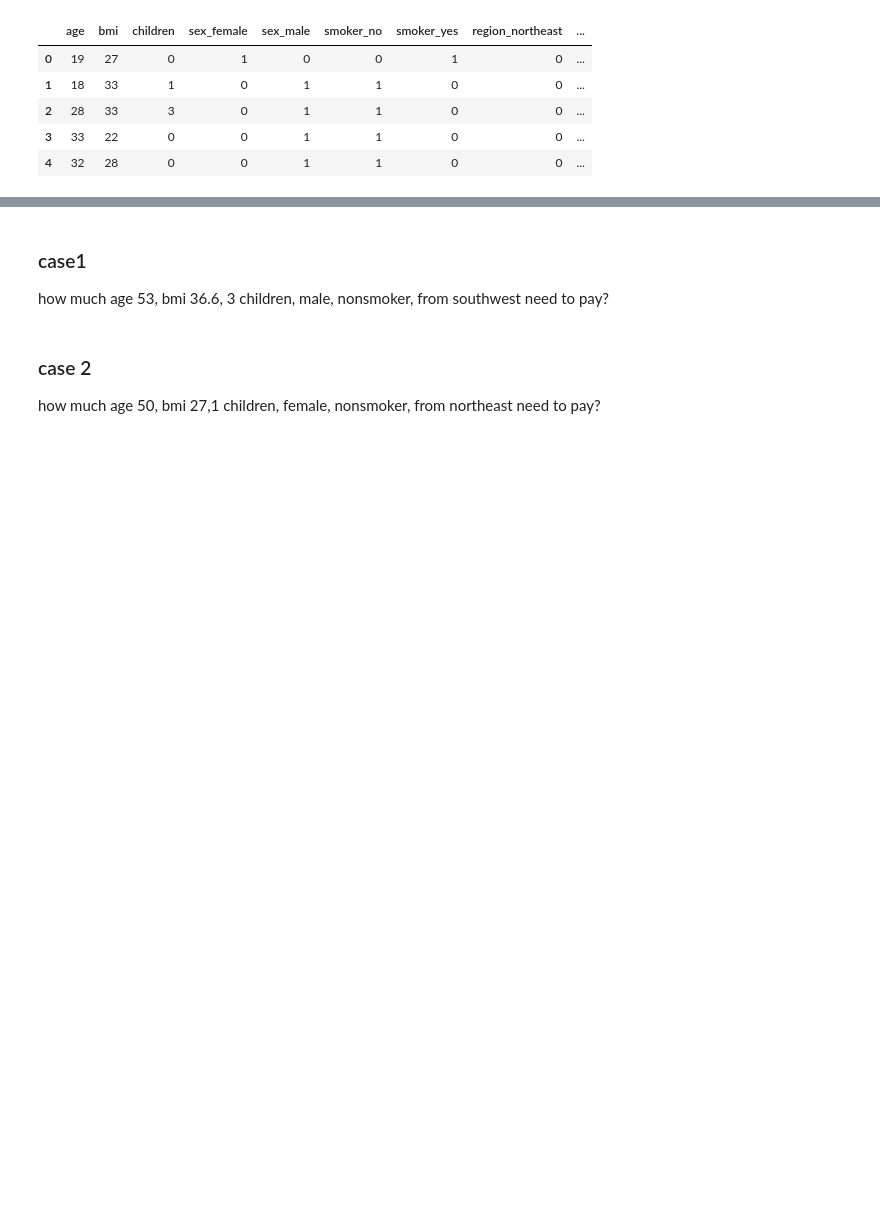
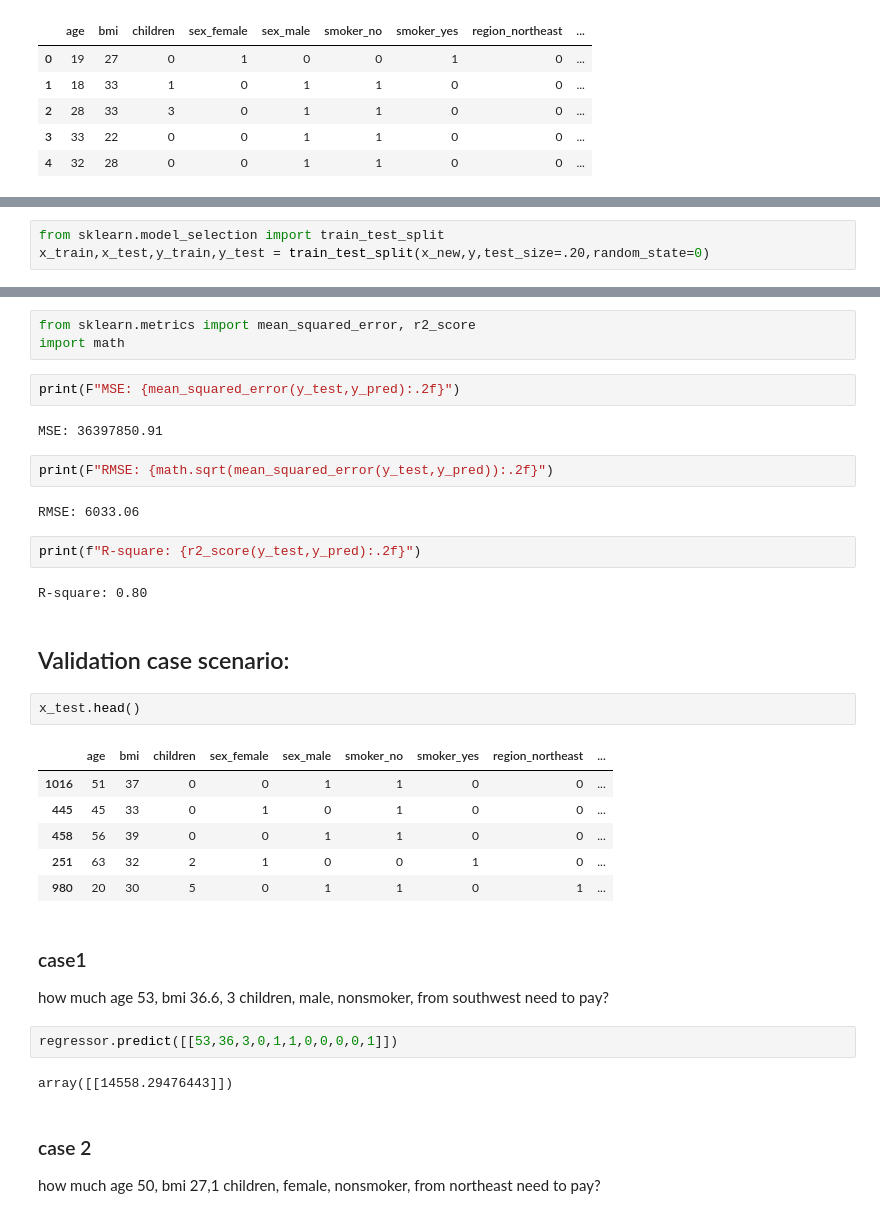
Before and after one commit to Iingxaki/DS-160-Mod8, a Jupyter notebook: MLR on insurance.ipynb, the cells around one changed output, grey strips where cells are left out. Drawn from its saved outputs; the diff is of its cells as text; blank space fills up the shorter version.

Commit message:
with case 1+2's answers

```diff
--- a/MLR on insurance.ipynb
+++ b/MLR on insurance.ipynb
@@ -122,0 +123,3 @@ x_new.head()
+# %%
+from sklearn.model_selection import train_test_split
+x_train,x_test,y_train,y_test = train_test_split(x_new,y,test_size=.20,random_state=0)
@@ -123,6 +154,36 @@ x_new.head()
+# %%
+from sklearn.metrics import mean_squared_error, r2_score
+import math
+# %%
+print(F"MSE: {mean_squared_error(y_test,y_pred):.2f}")
+# %% [output]
+MSE: 36397850.91
+# %%
+print(F"RMSE: {math.sqrt(mean_squared_error(y_test,y_pred)):.2f}")
+# %% [output]
+RMSE: 6033.06
+# %%
+print(f"R-square: {r2_score(y_test,y_pred):.2f}")
+# %% [output]
+R-square: 0.80
+# %% [markdown]
+## Validation case scenario:
+# %%
+x_test.head()
+# %% [output]
+|  | age | bmi | children | sex_female | sex_male | smoker_no | smoker_yes | region_northeast | ... |
+| 1016 | 51 | 37 | 0 | 0 | 1 | 1 | 0 | 0 | ... |
+| 445 | 45 | 33 | 0 | 1 | 0 | 1 | 0 | 0 | ... |
+| 458 | 56 | 39 | 0 | 0 | 1 | 1 | 0 | 0 | ... |
+| 251 | 63 | 32 | 2 | 1 | 0 | 0 | 1 | 0 | ... |
+| 980 | 20 | 30 | 5 | 0 | 1 | 1 | 0 | 1 | ... |
 # %% [markdown]
 ### case1
 how much age 53, bmi 36.6, 3 children, male, nonsmoker, from southwest need to pay?
+# %%
+regressor.predict([[53,36,3,0,1,1,0,0,0,0,1]])
+# %% [output]
+array([[14558.29476443]])
 # %% [markdown]
 ### case 2
 how much age 50, bmi 27,1 children, female, nonsmoker, from northeast need to pay?
```
Also changed, not shown: parts of 14 cells of this notebook.
